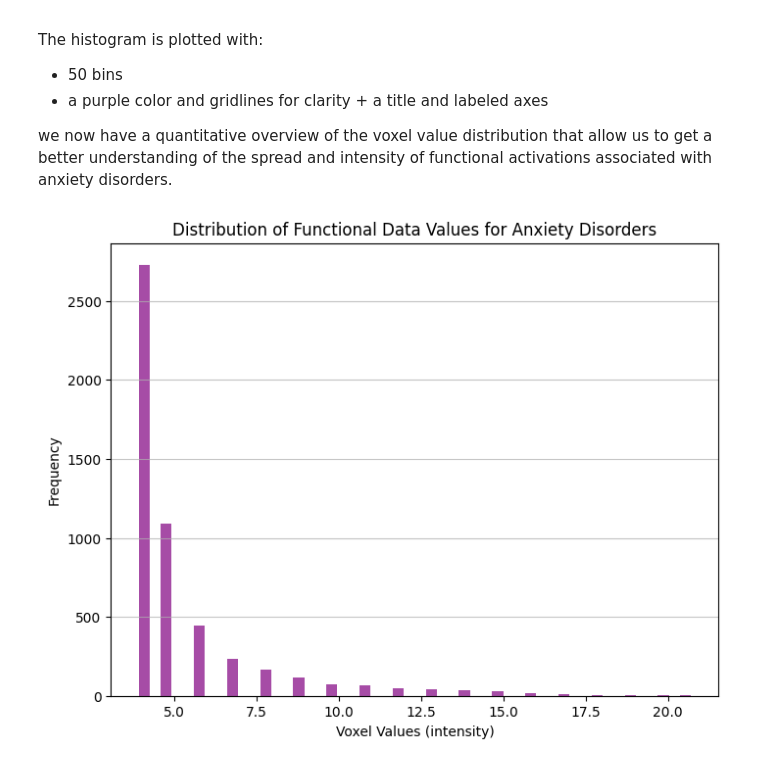
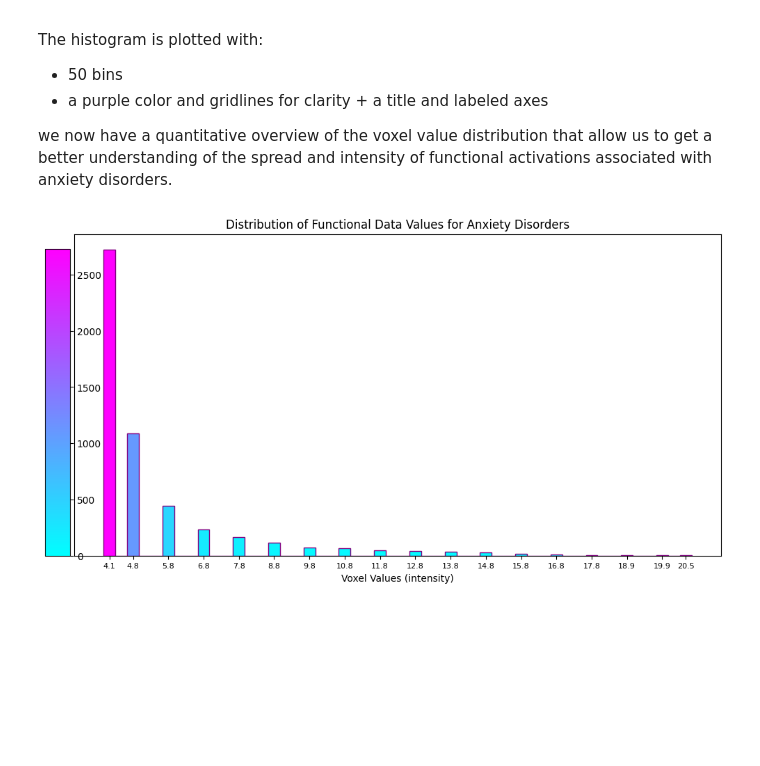
Before and after one commit to DadoGalli/Home-assignment-, a Jupyter notebook: home assignment - Galli.ipynb, the cells around one changed output. Saved outputs shown, nothing was run; the diff lists cells and outputs as text; code cells hidden in the pictures; blank space fills up the shorter version.

```diff
--- a/home assignment - Galli.ipynb
+++ b/home assignment - Galli.ipynb
@@ -50,0 +26,11 @@ Functional file: C:/Users/eldad/Desktop/Università/VRIJE UNIVERSITY/Programming
+# %%
+
+folder_path = '/Users/sirikagen/Desktop/Home-assignment--Edoardo' # Adjust to your folder
+files = os.listdir(folder_path)
+
+anatomical_file = next(f for f in files if "anatomical" in f and f.endswith('anatomical.nii')) #ensure that the name of the file is identical to the data file in your folder
+functional_file = next(f for f in files if "uniformity" in f and f.endswith('anxiety disorders_uniformity-test_z_FDR_0.01.nii'))
+
+
+print("Anatomical file:", anatomical_file)
+print("Functional file:", functional_file)
@@ -104,18 +90,54 @@ we now have a quantitative overview of the voxel value distribution that allow u
 # %%
 # step number 4: histogram
 # upload the functional data as a NumPy array
 functional_data = functional_img.get_fdata()
 
 # only positive values
 positive_values = functional_data[functional_data > 0]
+counts = (positive_values)
+
+import numpy as np
+import matplotlib.pyplot as plt
+import matplotlib.cm as cm
+import matplotlib.colors as mcolors
 
 # plottin the histogram and customization of it
-plt.figure(figsize=(8, 6))
-plt.hist(positive_values, bins=50, color='purple', alpha=0.7)
+plt.figure(figsize=(12, 6))
+counts, bins, patches = plt.hist(positive_values, edgecolor = 'purple', bins=50, alpha=1)
 plt.title("Distribution of Functional Data Values for Anxiety Disorders")  # set title
 plt.xlabel("Voxel Values (intensity)")  # X-axis name
-plt.ylabel("Frequency")  # Y-axis name
+#plt.ylabel("Frequency")  # Y-axis name
 plt.grid(axis='y', alpha=0.75)
+
+bin_centers = (bins[:-1] + bins[1:]) / 2  # Compute bin centers
+non_zero_centers = bin_centers[counts > 0]
+plt.xticks(non_zero_centers, labels=[f"{center:.1f}" for center in non_zero_centers], size = 8)  # Format labels
+plt.yticks([])
+
+
+# Normalize the counts for a colormap
+norm = mcolors.Normalize(vmin=min(counts), vmax=max(counts))
+cmap = cm.get_cmap('cool')  # Choose a colormap
+
+# Define a function to get the color based on count
+def get_color_for_count(count):
+    return cmap(norm(count))
+
+# Apply the colors to each histogram patch (bar)
+for patch, count in zip(patches, counts):
+    patch.set_facecolor(get_color_for_count(count))
+
+sm = cm.ScalarMappable(cmap=cmap, norm=norm)
+sm.set_array([])  # Only needed for the colorbar
+
+
+fig = plt.gcf()  # Get the current figure
+cbar_axes = fig.add_axes([0.09, 0.11, 0.03, 0.735])  # [left, bottom, width, height]
+
+# Create the colorbar using the custom axes
+cbar = plt.colorbar(sm, cax=cbar_axes, orientation='vertical')
+
+
 plt.show()
 # %% [output]
-[figure, old version]
+[figure, new version]
```
Also changed, not shown: parts of 3 cells of this notebook, 5 other files.
